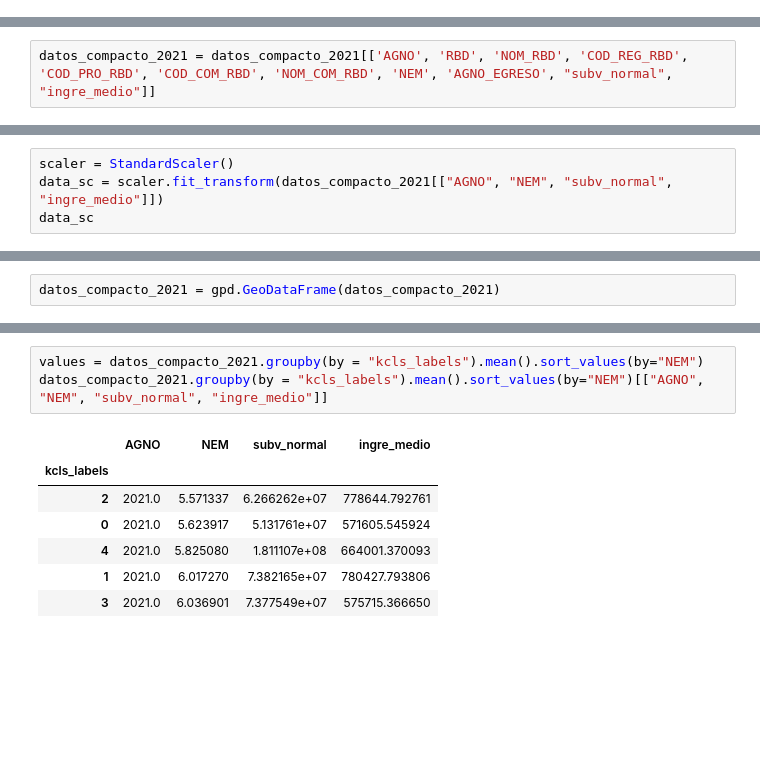
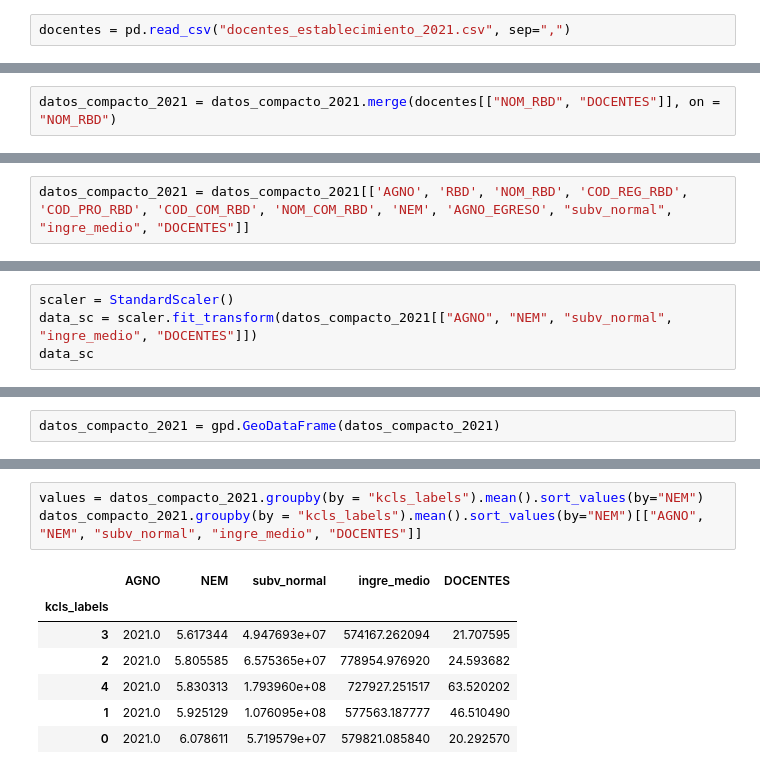
Before and after one commit to dvictorerol/proyecto-data-science, a Jupyter notebook: Nem, promedios/Datos nem, promedios.ipynb, the cells around one changed output, grey strips where cells are left out. Cells and saved outputs as stored; diff of their text form; blank space fills up the shorter version.

```diff
--- a/Nem, promedios/Datos nem, promedios.ipynb
+++ b/Nem, promedios/Datos nem, promedios.ipynb
@@ -199,3 +199,5 @@ ingreso = pd.read_csv("Ingresos_medios_2010-2021.csv", sep=",")
+# %%
+docentes = pd.read_csv("docentes_establecimiento_2021.csv", sep=",")
 # %%
 subencion
 # %% [output]
@@ -280,0 +283,2 @@ datos_compacto_2021
+# %%
+datos_compacto_2021 = datos_compacto_2021.merge(docentes[["NOM_RBD", "DOCENTES"]], on = "NOM_RBD")
@@ -281,2 +301,2 @@ datos_compacto_2021
 # %%
-datos_compacto_2021 = datos_compacto_2021[['AGNO', 'RBD', 'NOM_RBD', 'COD_REG_RBD', 'COD_PRO_RBD', 'COD_COM_RBD', 'NOM_COM_RBD', 'NEM', 'AGNO_EGRESO', "subv_normal", "ingre_medio"]]
+datos_compacto_2021 = datos_compacto_2021[['AGNO', 'RBD', 'NOM_RBD', 'COD_REG_RBD', 'COD_PRO_RBD', 'COD_COM_RBD', 'NOM_COM_RBD', 'NEM', 'AGNO_EGRESO', "subv_normal", "ingre_medio", "DOCENTES"]]
@@ -299,5 +303,5 @@ datos_compacto_2021
 # %%
 scaler = StandardScaler()
-data_sc = scaler.fit_transform(datos_compacto_2021[["AGNO", "NEM", "subv_normal", "ingre_medio"]])
+data_sc = scaler.fit_transform(datos_compacto_2021[["AGNO", "NEM", "subv_normal", "ingre_medio", "DOCENTES"]])
 data_sc
 # %% [output]
@@ -405,11 +414,11 @@ Text(0.5, 1.0, 'Grafica de distribución de escuelas en Chile')
 # %%
 values = datos_compacto_2021.groupby(by = "kcls_labels").mean().sort_values(by="NEM")
-datos_compacto_2021.groupby(by = "kcls_labels").mean().sort_values(by="NEM")[["AGNO", "NEM", "subv_normal", "ingre_medio"]]
+datos_compacto_2021.groupby(by = "kcls_labels").mean().sort_values(by="NEM")[["AGNO", "NEM", "subv_normal", "ingre_medio", "DOCENTES"]]
 # %% [output]
-|  | AGNO | NEM | subv_normal | ingre_medio |
-| kcls_labels |  |  |  |  |
-| 2 | 2021.0 | 5.571337 | 6.266262e+07 | 778644.792761 |
-| 0 | 2021.0 | 5.623917 | 5.131761e+07 | 571605.545924 |
-| 4 | 2021.0 | 5.825080 | 1.811107e+08 | 664001.370093 |
-| 1 | 2021.0 | 6.017270 | 7.382165e+07 | 780427.793806 |
-| 3 | 2021.0 | 6.036901 | 7.377549e+07 | 575715.366650 |
+|  | AGNO | NEM | subv_normal | ingre_medio | DOCENTES |
+| kcls_labels |  |  |  |  |  |
+| 3 | 2021.0 | 5.617344 | 4.947693e+07 | 574167.262094 | 21.707595 |
+| 2 | 2021.0 | 5.805585 | 6.575365e+07 | 778954.976920 | 24.593682 |
+| 4 | 2021.0 | 5.830313 | 1.793960e+08 | 727927.251517 | 63.520202 |
+| 1 | 2021.0 | 5.925129 | 1.076095e+08 | 577563.187777 | 46.510490 |
+| 0 | 2021.0 | 6.078611 | 5.719579e+07 | 579821.085840 | 20.292570 |
```
Also changed, not shown: parts of 25 cells of this notebook, 14 other files.
